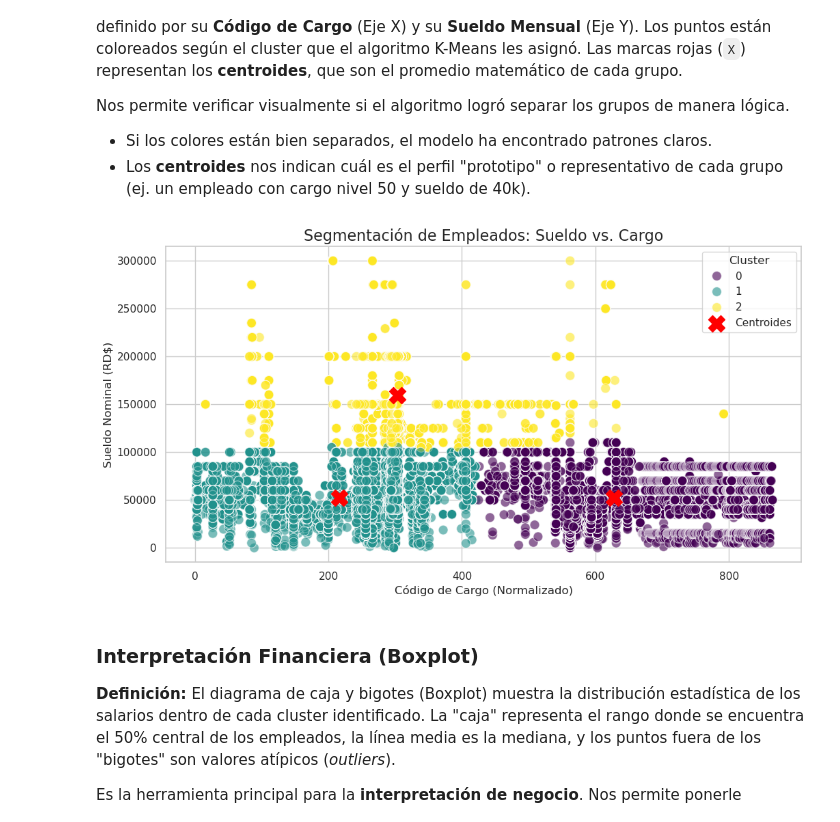
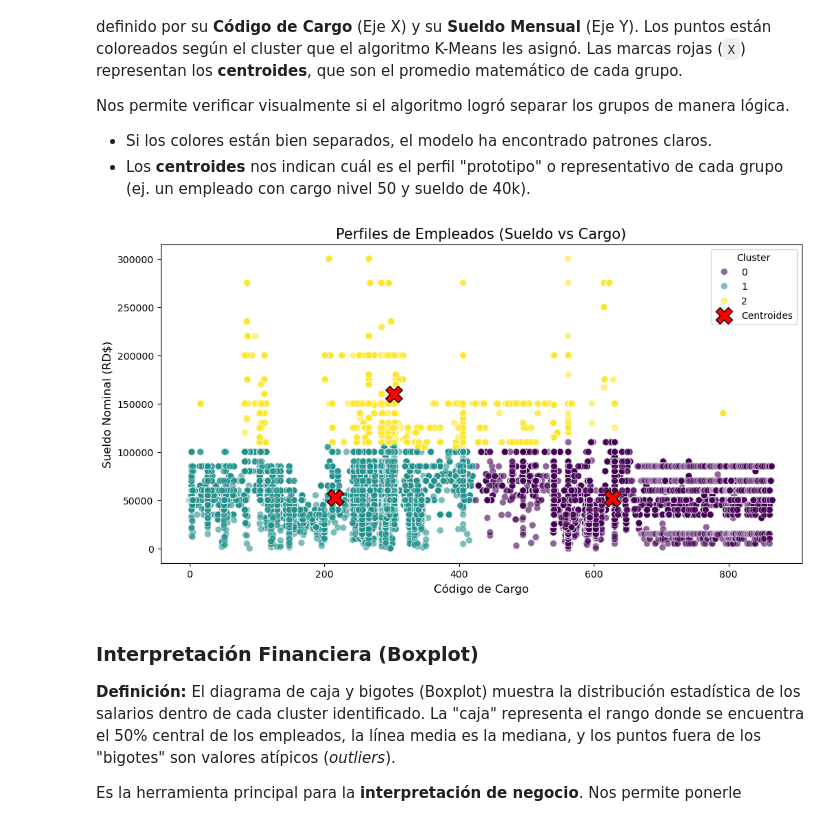
Before and after one commit to TZeik/icc321-2025-final, a Jupyter notebook: modelo_mineria.ipynb, the cells around one changed output. Drawn from its saved outputs; the diff is of its cells as text; code cells hidden in the pictures.

```diff
--- a/modelo_mineria.ipynb
+++ b/modelo_mineria.ipynb
@@ -64,16 +71,17 @@ El algoritmo K-Means es sensible a la escala de los datos y solo trabaja con var
     * `FUNCION_CODE`: Representación numérica del cargo.
 3.  **Escalado (StandardScaler):** Estandarizamos los datos para que tengan media 0 y desviación estándar 1.
 # %%
-# Label Encoding para el cargo (Variable Categórica -> Numérica)
+# Label Encoding para el Cargo (Texto -> Número)
 le_cargo = LabelEncoder()
-df_model['cargo_code'] = le_cargo.fit_transform(df_model['cargo_normalizado'])
+df_model['cargo_code'] = le_cargo.fit_transform(df_model['cargo'])
 
-# Seleccionamos variables para el clustering: Sueldo y Código de Cargo
+# Selección de Variables para Clustering
+# Usamos Sueldo Nominal y el Código del Cargo para agrupar por "Jerarquía y Pago"
 X = df_model[['sueldo_nominal', 'cargo_code']]
 
-# Escalado (StandardScaler) para normalizar los datos
+# Escalado de Datos (Importante para K-Means)
 scaler = StandardScaler()
 X_scaled = scaler.fit_transform(X)
 
-print("Datos escalados y listos para K-Means.")
+print("Datos preprocesados y escalados. Listos para el modelo.")
 # %% [output]
@@ -149,37 +157,34 @@ Nos permite verificar visualmente si el algoritmo logró separar los grupos de m
 * Si los colores están bien separados, el modelo ha encontrado patrones claros.
 * Los **centroides** nos indican cuál es el perfil "prototipo" o representativo de cada grupo (ej. un empleado con cargo nivel 50 y sueldo de 40k).
 # %%
-# Configuración estética
-sns.set(style="whitegrid")
 plt.figure(figsize=(12, 6))
 
-# Gráfico de dispersión
-scatter = sns.scatterplot(
+# Scatter Plot principal
+sns.scatterplot(
     data=df_model,
     x='cargo_code',
     y='sueldo_nominal',
     hue='CLUSTER',
     palette='viridis',
-    s=100,
+    s=50,
     alpha=0.6
 )
 
-# Calcular y dibujar los centroides (des-escalados para que estén en valores reales)
+# Dibujar Centroides
 centros_reales = scaler.inverse_transform(kmeans_final.cluster_centers_)
-
 plt.scatter(
-    centros_reales[:, 1], # Eje X: Cargo
+    centros_reales[:, 1], # Eje X: Cargo Code
     centros_reales[:, 0], # Eje Y: Sueldo
-    s=300, c='red', marker='X', label='Centroides'
+    s=300, c='red', marker='X', label='Centroides', edgecolors='black'
 )
 
-plt.title('Segmentación de Empleados: Sueldo vs. Cargo', fontsize=16)
-plt.xlabel('Código de Cargo (Normalizado)', fontsize=12)
+plt.title('Perfiles de Empleados (Sueldo vs Cargo)', fontsize=15)
+plt.xlabel('Código de Cargo', fontsize=12)
 plt.ylabel('Sueldo Nominal (RD$)', fontsize=12)
 plt.legend(title='Cluster')
 plt.show()
 # %% [output]
-[figure, old version]
+[figure, new version]
 # %% [markdown]
 ### Interpretación Financiera (Boxplot)
 
```
Also changed, not shown: parts of 6 cells of this notebook, 5 other files.
